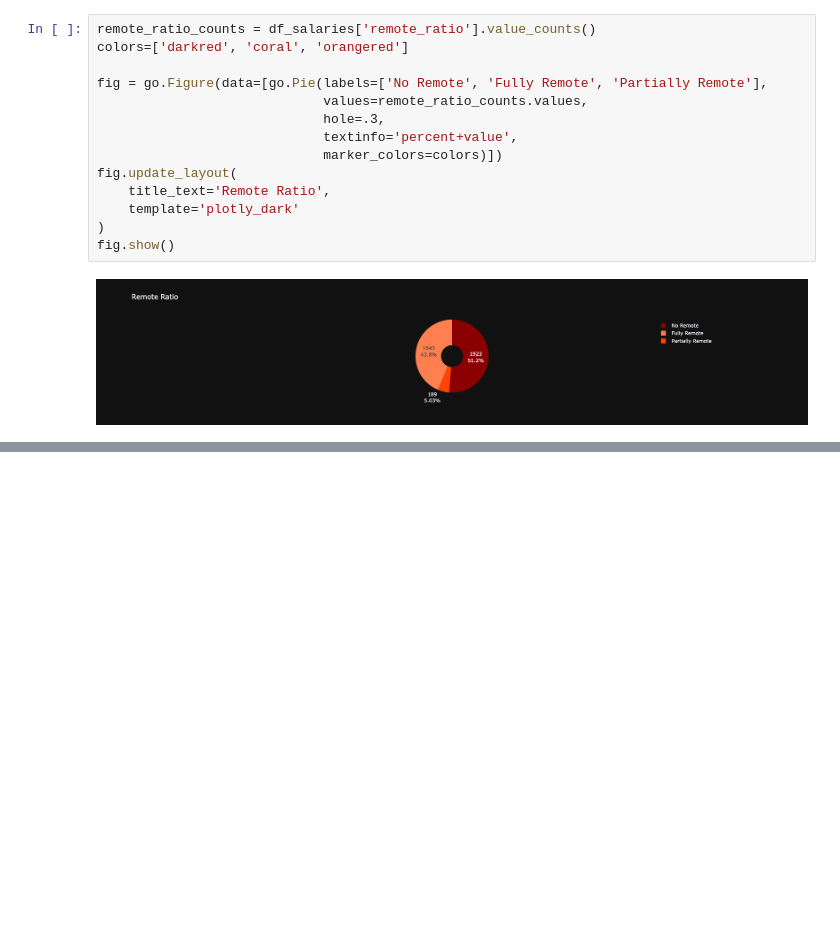
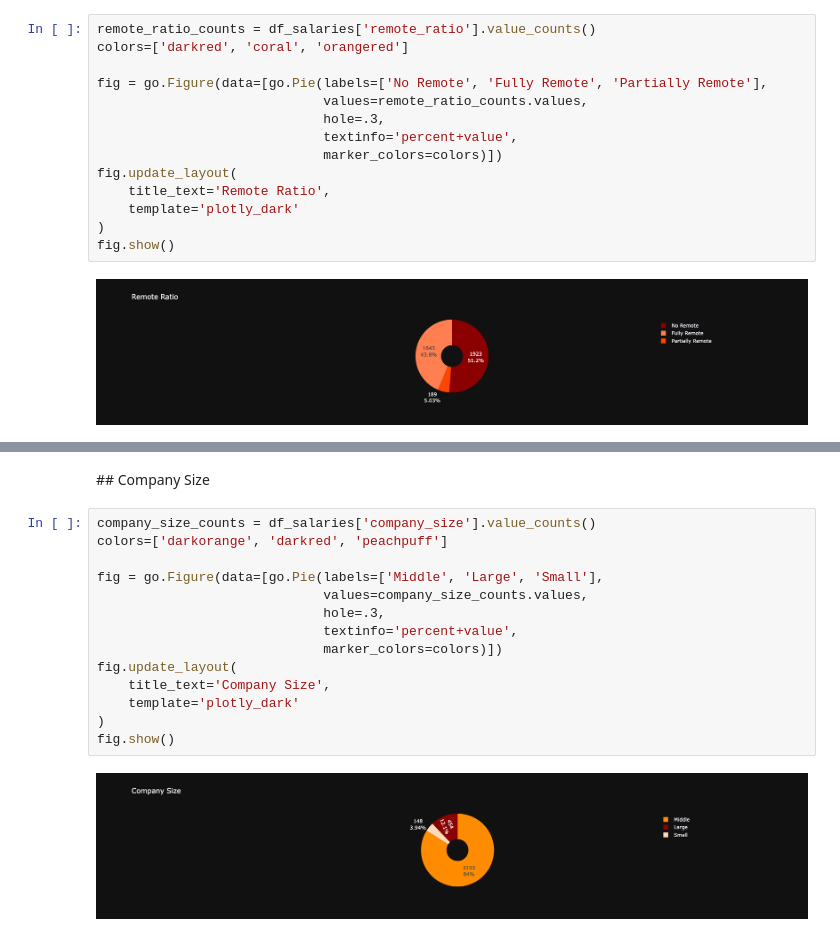
Before and after one commit to firatoncu/Introduction-to-Data-Science, a Jupyter notebook: regression/data_science_salaries/ds_salary_prediction.ipynb, the cells around one changed output, grey strips where cells are left out. Saved outputs shown, nothing was run; the diff lists cells and outputs as text; blank space fills up the shorter version.

```diff
--- a/regression/data_science_salaries/ds_salary_prediction.ipynb
+++ b/regression/data_science_salaries/ds_salary_prediction.ipynb
@@ -287,0 +331,18 @@ fig.show()
+# %% [markdown]
+## Company Size
+# %%
+company_size_counts = df_salaries['company_size'].value_counts()
+colors=['darkorange', 'darkred', 'peachpuff']
+
+fig = go.Figure(data=[go.Pie(labels=['Middle', 'Large', 'Small'],
+                             values=company_size_counts.values,
+                             hole=.3,
+                             textinfo='percent+value',
+                             marker_colors=colors)])
+fig.update_layout(
+    title_text='Company Size',
+    template='plotly_dark'
+)
+fig.show()
+# %% [output]
+[figure, added]
```
Also changed, not shown: parts of 32 cells of this notebook.
